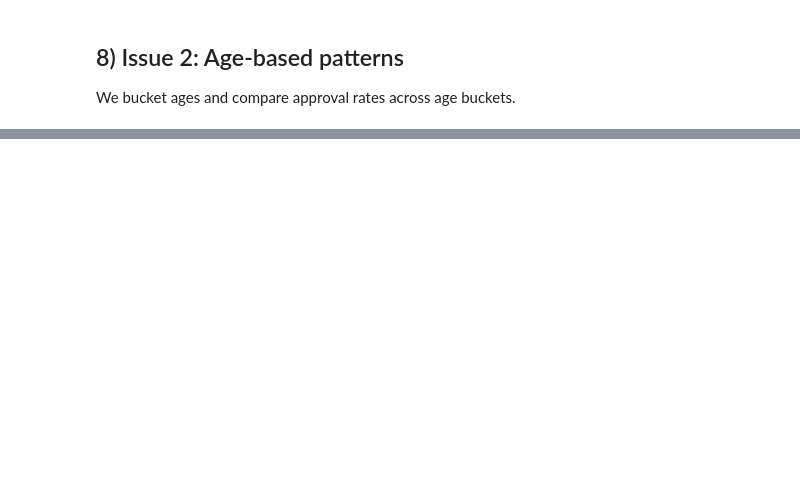
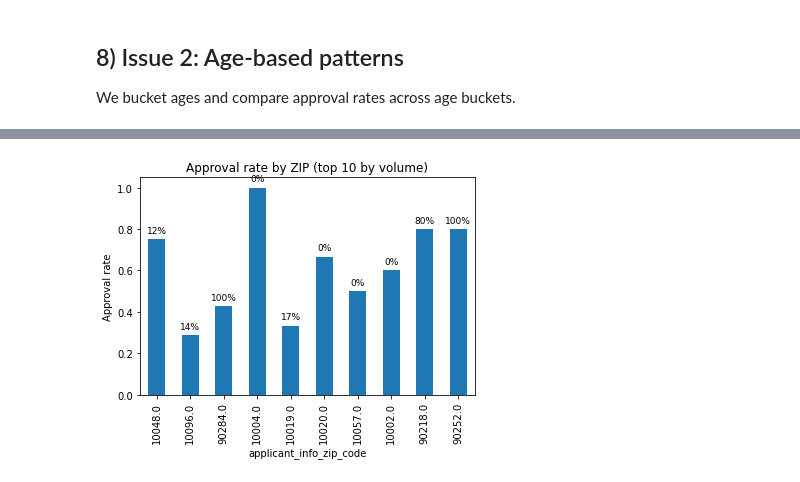
Before and after one commit to henrikpkr/dego-project-team4, a Jupyter notebook: notebooks/02-bias-analysis.ipynb, the cells around one changed output, grey strips where cells are left out. Cells and saved outputs as stored; diff of their text form; code cells hidden in the pictures; blank space fills up the shorter version.

```diff
--- a/notebooks/02-bias-analysis.ipynb
+++ b/notebooks/02-bias-analysis.ipynb
@@ -198,0 +294,19 @@ age_counts, age_rates
+# %%
+top_n = 10
+top_zips = df_bias["applicant_info_zip_code"].value_counts().head(top_n).index
+
+df_zip = df_bias[df_bias["applicant_info_zip_code"].isin(top_zips)].copy()
+
+zip_summary = (
+    df_zip
+    .groupby("applicant_info_zip_code")
+    .agg(
+        n=("decision_loan_approved", "size"),
+        approval_rate=("decision_loan_approved", "mean"),
+        female_share=("applicant_info_gender", lambda s: (s == "Female").mean()),
+        avg_age=("age_years", "mean"),
+    )
+    .sort_values("n", ascending=False)
+)
+
+zip_summary
@@ -198,0 +326,26 @@ age_counts, age_rates
+# %%
+# ax = zip_summary["approval_rate"].plot(kind="bar")
+# ax.set_ylabel("Approval rate")
+# ax.set_title(f"Approval rate by ZIP (top {top_n} by volume)")
+# plt.show()
+ax = zip_summary["approval_rate"].plot(kind="bar")
+ax.set_ylabel("Approval rate")
+ax.set_title(f"Approval rate by ZIP (top {top_n} by volume)")
+
+# Add female_share labels on top of bars
+for i, (zip_code, row) in enumerate(zip_summary.iterrows()):
+    approval = row["approval_rate"]
+    female_share = row["female_share"]
+    ax.text(
+        i,                          # bar index
+        approval + 0.02,            # a bit above the bar
+        f"{female_share:.0%}",      # format as percent
+        ha="center",
+        va="bottom",
+        fontsize=9
+    )
+
+plt.ylim(0, min(1.05, zip_summary["approval_rate"].max() + 0.15))
+plt.show()
+# %% [output]
+[figure, added]
```
Also changed, not shown: parts of 25 cells of this notebook.
